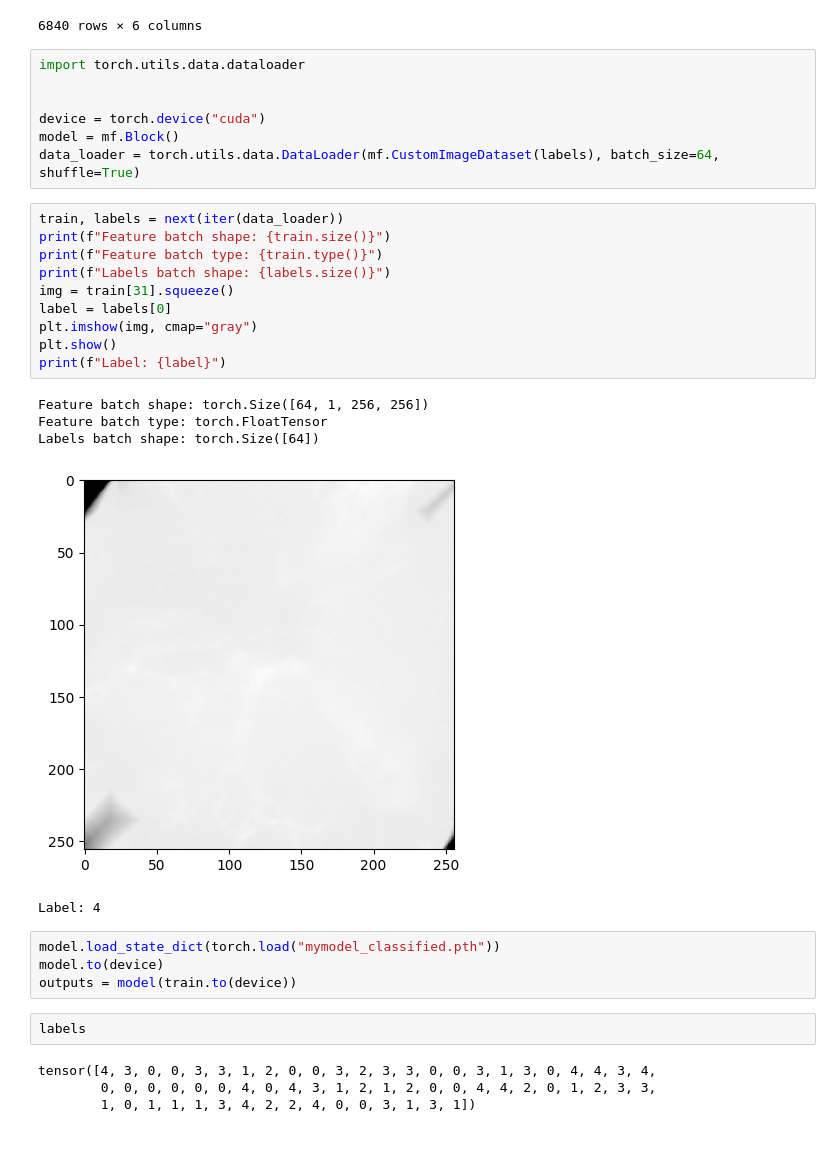
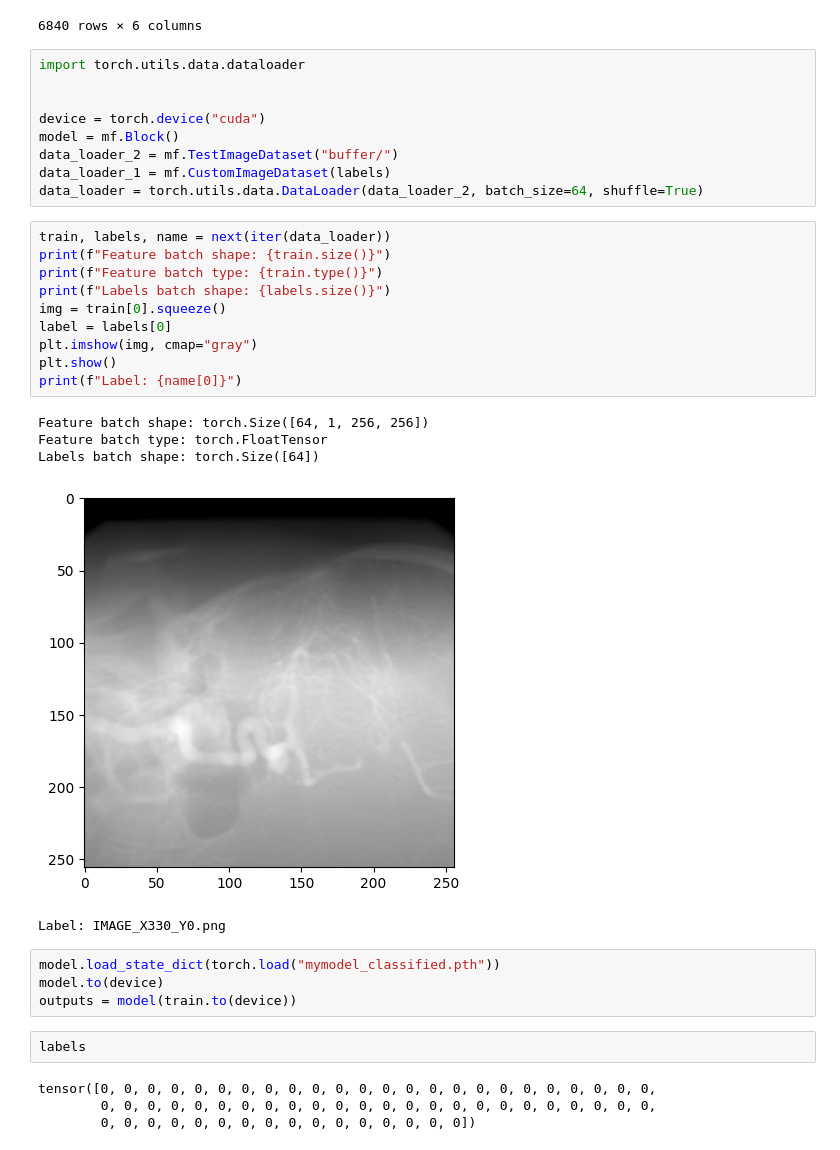
Before and after one commit to Undefined1234/TeamChallenge_Group6, a Jupyter notebook: ml_analyse.ipynb, the cells around one changed output. Drawn from its saved outputs; the diff is of its cells as text.

```diff
--- a/ml_analyse.ipynb
+++ b/ml_analyse.ipynb
@@ -51,23 +56,25 @@ import torch.utils.data.dataloader
 
 device = torch.device("cuda")
 model = mf.Block()
-data_loader = torch.utils.data.DataLoader(mf.CustomImageDataset(labels), batch_size=64, shuffle=True)
+data_loader_2 = mf.TestImageDataset("buffer/")
+data_loader_1 = mf.CustomImageDataset(labels)
+data_loader = torch.utils.data.DataLoader(data_loader_2, batch_size=64, shuffle=True)
 # %%
-train, labels = next(iter(data_loader))
+train, labels, name = next(iter(data_loader))
 print(f"Feature batch shape: {train.size()}")
 print(f"Feature batch type: {train.type()}")
 print(f"Labels batch shape: {labels.size()}")
-img = train[31].squeeze()
+img = train[0].squeeze()
 label = labels[0]
 plt.imshow(img, cmap="gray")
 plt.show()
-print(f"Label: {label}")
+print(f"Label: {name[0]}")
 # %% [output]
 Feature batch shape: torch.Size([64, 1, 256, 256])
 Feature batch type: torch.FloatTensor
 Labels batch shape: torch.Size([64])
-[figure, old version]
+[figure, new version]
-Label: 4
+Label: IMAGE_X330_Y0.png
 # %%
 model.load_state_dict(torch.load("mymodel_classified.pth"))
 model.to(device)
@@ -75,9 +82,9 @@ outputs = model(train.to(device))
 # %%
 labels
 # %% [output]
-tensor([4, 3, 0, 0, 3, 3, 1, 2, 0, 0, 3, 2, 3, 3, 0, 0, 3, 1, 3, 0, 4, 4, 3, 4,
-        0, 0, 0, 0, 0, 0, 4, 0, 4, 3, 1, 2, 1, 2, 0, 0, 4, 4, 2, 0, 1, 2, 3, 3,
-        1, 0, 1, 1, 1, 3, 4, 2, 2, 4, 0, 0, 3, 1, 3, 1])
+tensor([0, 0, 0, 0, 0, 0, 0, 0, 0, 0, 0, 0, 0, 0, 0, 0, 0, 0, 0, 0, 0, 0, 0, 0,
+        0, 0, 0, 0, 0, 0, 0, 0, 0, 0, 0, 0, 0, 0, 0, 0, 0, 0, 0, 0, 0, 0, 0, 0,
+        0, 0, 0, 0, 0, 0, 0, 0, 0, 0, 0, 0, 0, 0, 0, 0])
 # %%
 outputs
 # %% [output]
```
Also changed, not shown: parts of 4 cells of this notebook, 5 other files.
